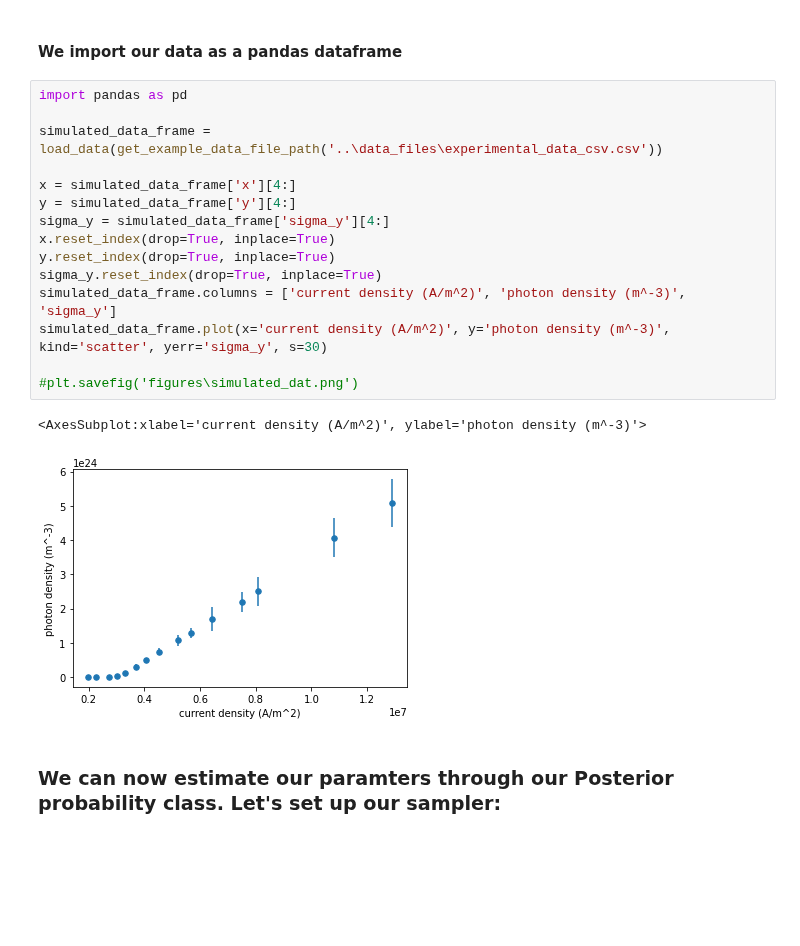
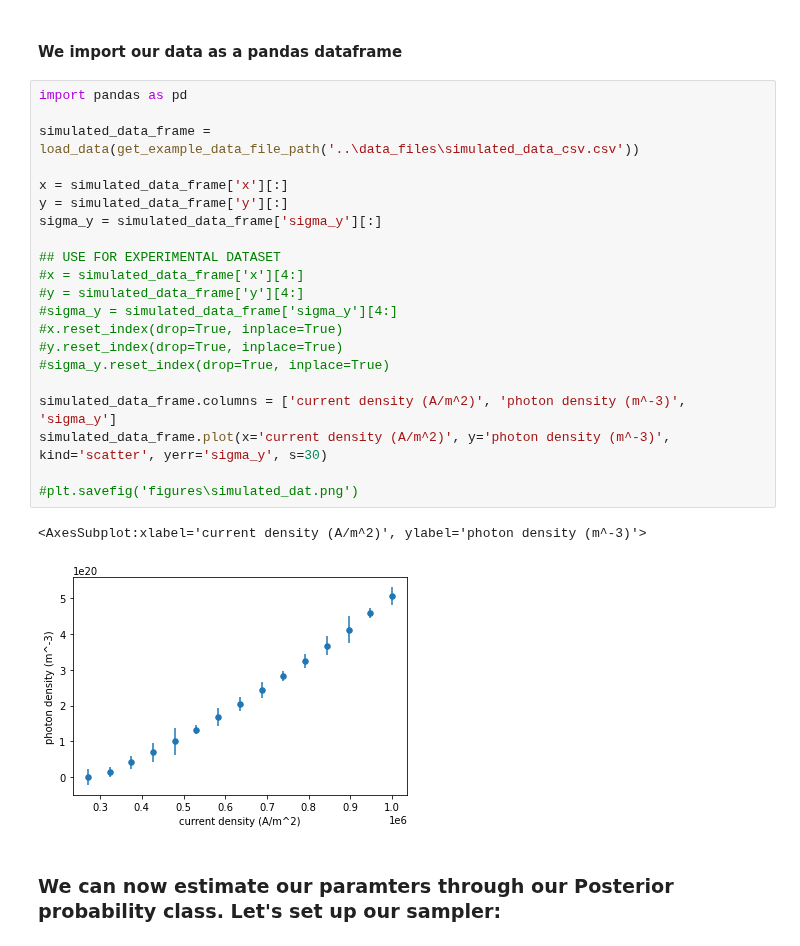
Before and after one commit to phys201/qd_laser_dynamics, a Jupyter notebook: tutorial.ipynb, the cells around one changed output. Saved outputs shown, nothing was run; the diff lists cells and outputs as text; blank space fills up the shorter version.

```diff
--- a/tutorial.ipynb
+++ b/tutorial.ipynb
@@ -90,21 +90,27 @@ Here we upload our simulation data. This data follows directly from the solution
 # %%
 import pandas as pd
 
-simulated_data_frame = load_data(get_example_data_file_path('..\data_files\experimental_data_csv.csv'))
+simulated_data_frame = load_data(get_example_data_file_path('..\data_files\simulated_data_csv.csv'))
 
-x = simulated_data_frame['x'][4:]
-y = simulated_data_frame['y'][4:]
-sigma_y = simulated_data_frame['sigma_y'][4:]
-x.reset_index(drop=True, inplace=True)
-y.reset_index(drop=True, inplace=True)
-sigma_y.reset_index(drop=True, inplace=True)
+x = simulated_data_frame['x'][:]
+y = simulated_data_frame['y'][:]
+sigma_y = simulated_data_frame['sigma_y'][:]
+
+## USE FOR EXPERIMENTAL DATASET
+#x = simulated_data_frame['x'][4:]
+#y = simulated_data_frame['y'][4:]
+#sigma_y = simulated_data_frame['sigma_y'][4:]
+#x.reset_index(drop=True, inplace=True)
+#y.reset_index(drop=True, inplace=True)
+#sigma_y.reset_index(drop=True, inplace=True)
+
 simulated_data_frame.columns = ['current density (A/m^2)', 'photon density (m^-3)', 'sigma_y']
 simulated_data_frame.plot(x='current density (A/m^2)', y='photon density (m^-3)', kind='scatter', yerr='sigma_y', s=30)
 
 #plt.savefig('figures\simulated_dat.png')
 # %% [output]
 <AxesSubplot:xlabel='current density (A/m^2)', ylabel='photon density (m^-3)'>
-[figure, old version]
+[figure, new version]
 # %% [markdown]
 ### We can now estimate our paramters through our Posterior probability class.  Let's set up our sampler:
 # %% [markdown]
```
Also changed, not shown: parts of 3 cells of this notebook, 1 other file.
